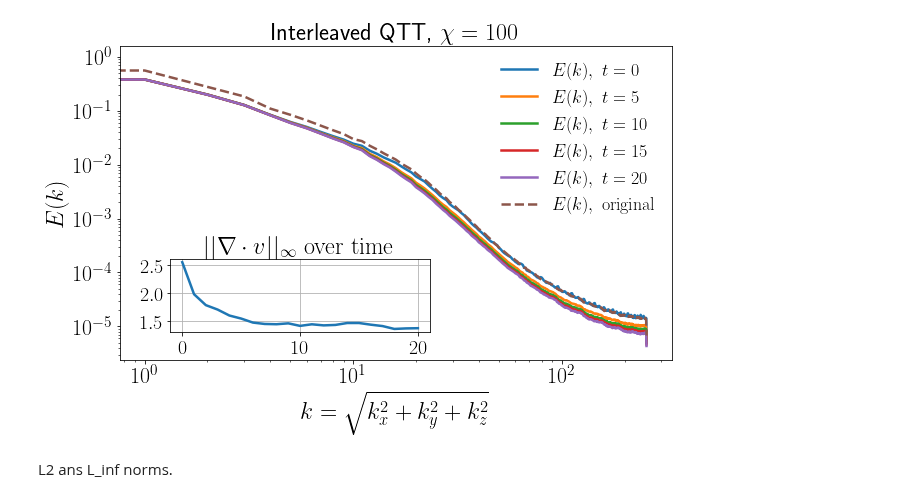
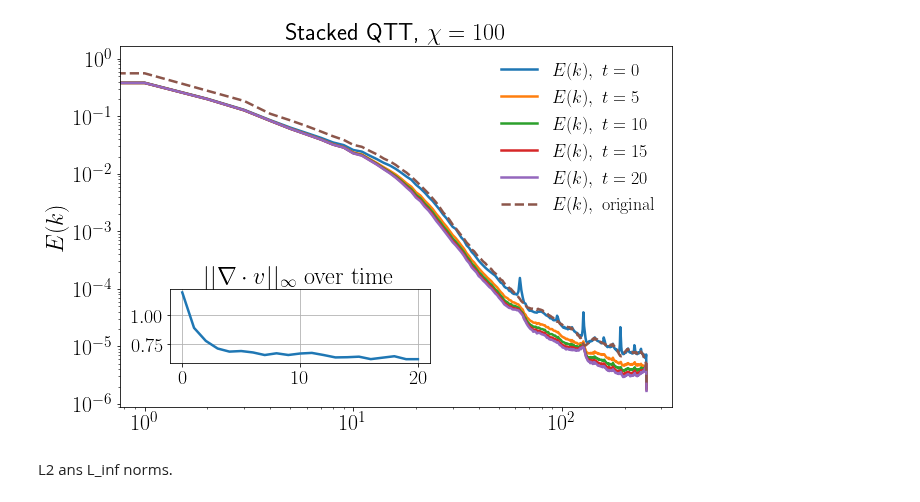
Before and after one commit to stefanopisoni/TN_Turbulence, a Jupyter notebook: 3D_evolution/3D_evolution_plot.ipynb, the cells around one changed output. Drawn from its saved outputs; the diff is of its cells as text; code cells hidden in the pictures.

Commit message:
plots

```diff
--- a/3D_evolution/3D_evolution_plot.ipynb
+++ b/3D_evolution/3D_evolution_plot.ipynb
@@ -14,7 +14,7 @@ torch.set_default_dtype(torch.float64)
 Li = 10
 d = 2
 
-encoding_prefix = "seq"
+encoding_prefix = "sta"
 opt_method = "linsys"
 noq = 3 * Li
 bd_max = 100
@@ -22,7 +22,7 @@ T = 20
 
 if encoding_prefix == "seq":
     var = 1729581831
-elif encoding_prefix == "stacked":
+elif encoding_prefix == "sta":
     var = 1729495637
 
 repo_name = f'{encoding_prefix}_{opt_method}_noq_{noq}_BD_{bd_max}_iter_{T}_{var}'
@@ -76,37 +76,42 @@ ax_main.plot(E_k_100_tens, label=r'$E(k), \mathrm{~original}$', linestyle='--')
 
 ax_main.set_xscale('log')
 ax_main.set_yscale('log')
 
 if encoding_prefix == "seq":
     ax_main.set_xlabel(r'$k = \sqrt{k_x^2 + k_y^2 + k_z^2}$', fontsize=24)
 ax_main.set_ylabel(r'$E(k)$', fontsize=24)
 
 if encoding_prefix == "seq":
     ax_main.set_title(rf'Interleaved QTT, $\chi = {bd_max}$', fontsize=24)
 elif encoding_prefix == "sta":
     ax_main.set_title(rf'Stacked QTT, $\chi = {bd_max}$', fontsize=24)
 
 ax_main.tick_params(axis='both', which='major', labelsize=22)
 ax_main.tick_params(axis='both', which='minor', labelsize=12)
 ax_main.legend(fontsize=18, loc='upper right', frameon=False)
 
 # ——— Inset parameters ———
-in_w, in_h = 0.40, 0.40   # smaller inset
-left, bottom = 0.21, 0.26 # shift right & up
-pad = 0.03               # less padding
+if encoding_prefix == "seq":
+    in_w, in_h = 0.40, 0.40   # smaller inset
+    left, bottom = 0.21, 0.26 # shift right & up
+    pad = 0.03               # less padding
+elif encoding_prefix == "sta":
+    in_w, in_h = 0.40, 0.40   # smaller inset
+    left, bottom = 0.21, 0.19 # shift right & up
+    pad = 0.03               # less padding
 
 # Bottom‐inset: Linf norm
 ax_linf = fig.add_axes([left, bottom, in_w, in_h/2 - pad])
 ax_linf.plot(times_div, div_linf)
 ax_linf.set_title(r'$||\nabla\cdot v||_\infty \mathrm{~over~time}$', fontsize=24)
 ax_linf.tick_params(labelsize=20)
 ax_linf.grid(True)
 
 plt.tight_layout()
 plt.savefig(f"Plots/{repo_name}.pdf", format="pdf")
 plt.show()
 # %% [output]
-[figure, old version]
+[figure, new version]
 # %% [markdown]
 L2 ans L_inf norms.
 # %%
```
Also changed, not shown: 2 other files.
